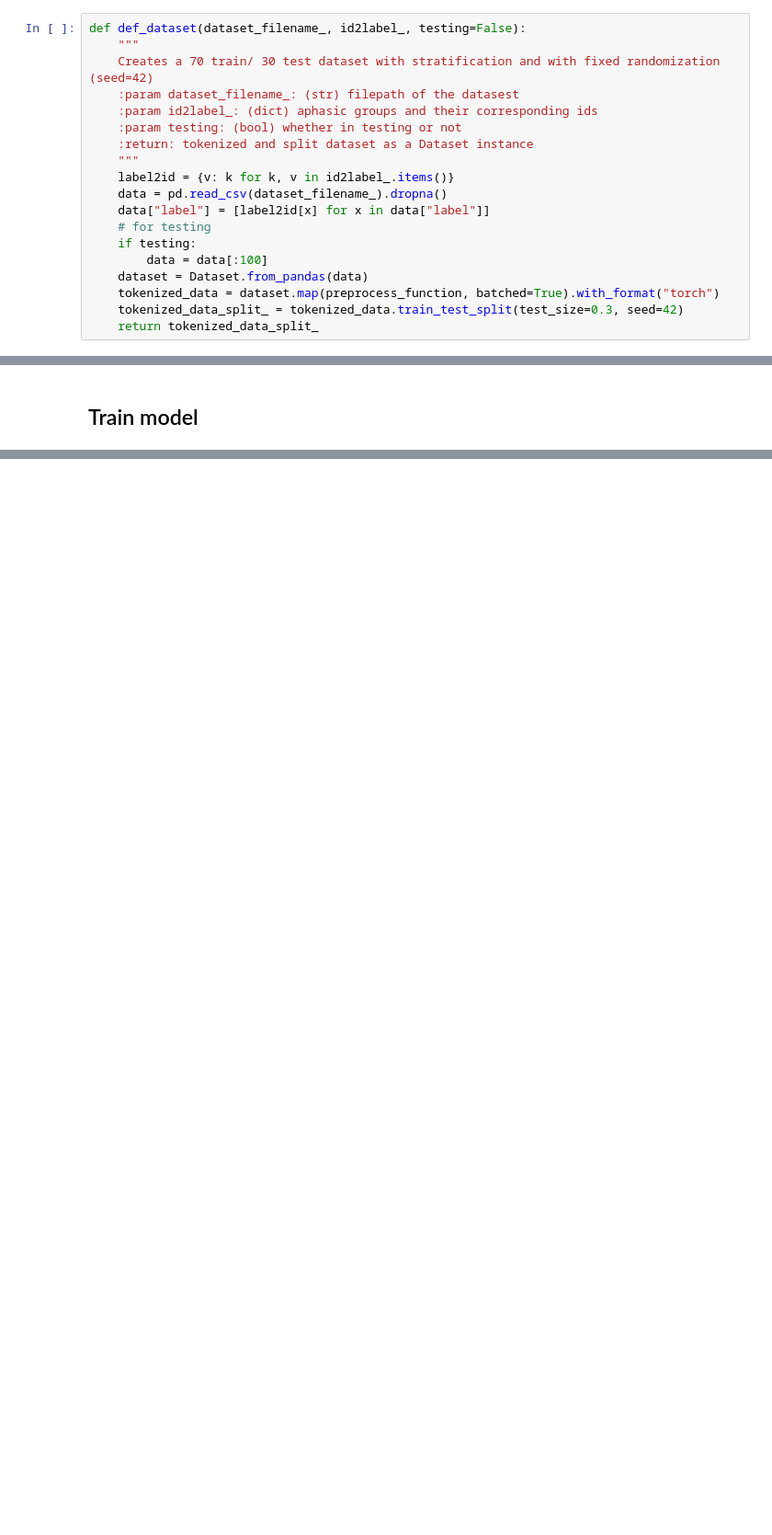
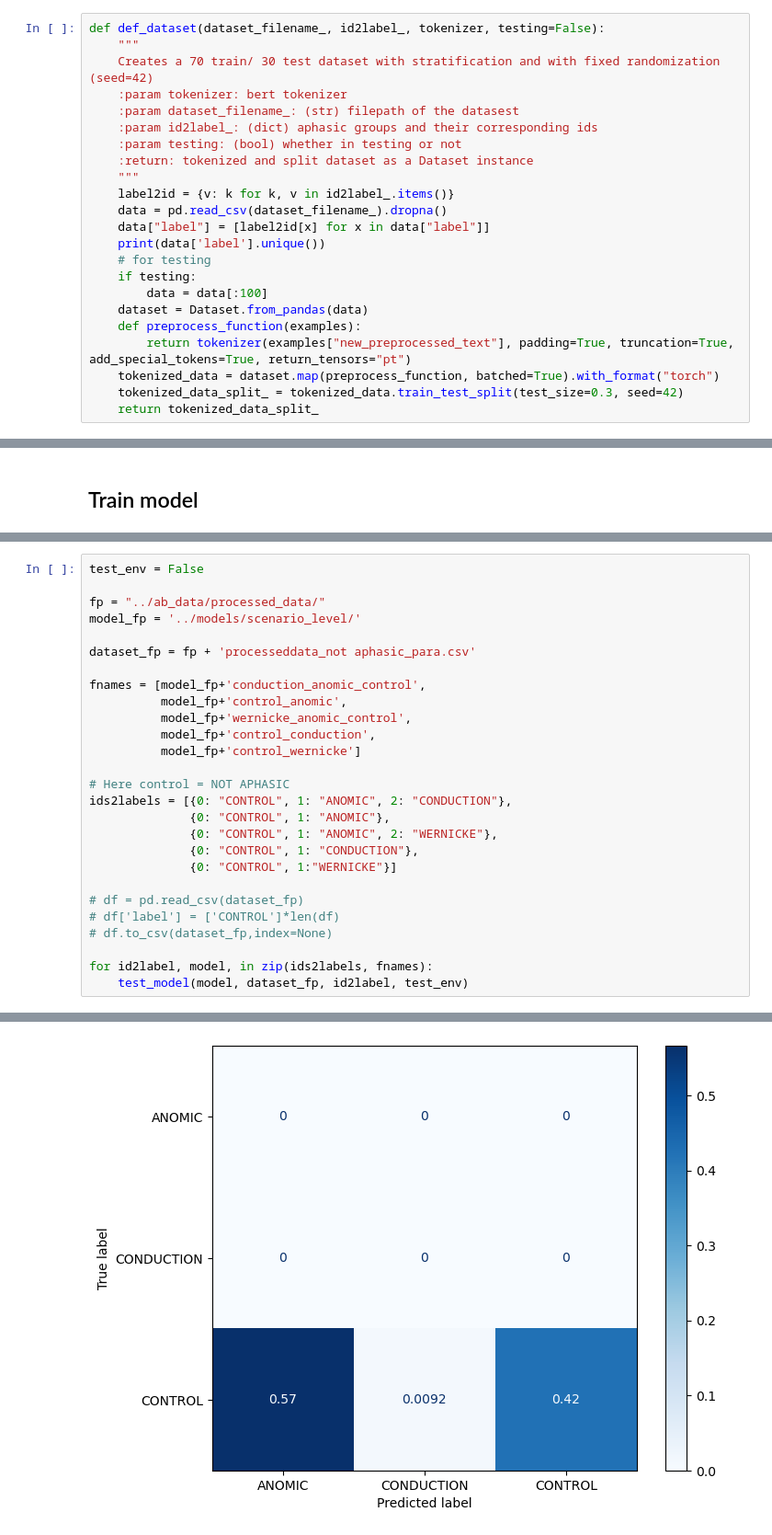
Before and after one commit to imruhi/AutomatedAphasiaClassification, a Jupyter notebook: classification/scenario_level.ipynb, the cells around one changed output, grey strips where cells are left out. Shown at 92% size. Saved outputs shown, nothing was run; the diff lists cells and outputs as text; blank space fills up the shorter version.

```diff
--- a/classification/scenario_level.ipynb
+++ b/classification/scenario_level.ipynb
@@ -118,9 +115,10 @@ def def_model(id2label_):
 
     return model_, tokenizer_
 # %%
-def def_dataset(dataset_filename_, id2label_, testing=False):
+def def_dataset(dataset_filename_, id2label_, tokenizer, testing=False):
     """
     Creates a 70 train/ 30 test dataset with stratification and with fixed randomization (seed=42)
+    :param tokenizer: bert tokenizer
     :param dataset_filename_: (str) filepath of the datasest
     :param id2label_: (dict) aphasic groups and their corresponding ids
     :param testing: (bool) whether in testing or not
@@ -129,10 +127,13 @@ def def_dataset(dataset_filename_, id2label_, testing=False):
     label2id = {v: k for k, v in id2label_.items()}
     data = pd.read_csv(dataset_filename_).dropna()
     data["label"] = [label2id[x] for x in data["label"]]
+    print(data['label'].unique())
     # for testing
     if testing:
         data = data[:100]
     dataset = Dataset.from_pandas(data)
+    def preprocess_function(examples):
+        return tokenizer(examples["new_preprocessed_text"], padding=True, truncation=True, add_special_tokens=True, return_tensors="pt")
     tokenized_data = dataset.map(preprocess_function, batched=True).with_format("torch")
     tokenized_data_split_ = tokenized_data.train_test_split(test_size=0.3, seed=42)
     return tokenized_data_split_
@@ -285,0 +275,28 @@ for dataset_filename, fname, id2label in zip(dataset_fp, fnames, ids2labels):
+# %%
+test_env = False
+
+fp = "../ab_data/processed_data/"
+model_fp = '../models/scenario_level/'
+
+dataset_fp = fp + 'processeddata_not aphasic_para.csv'
+
+fnames = [model_fp+'conduction_anomic_control',
+          model_fp+'control_anomic',
+          model_fp+'wernicke_anomic_control',
+          model_fp+'control_conduction',
+          model_fp+'control_wernicke']
+
+# Here control = NOT APHASIC
+ids2labels = [{0: "CONTROL", 1: "ANOMIC", 2: "CONDUCTION"},
+              {0: "CONTROL", 1: "ANOMIC"},
+              {0: "CONTROL", 1: "ANOMIC", 2: "WERNICKE"},
+              {0: "CONTROL", 1: "CONDUCTION"},
+              {0: "CONTROL", 1:"WERNICKE"}]
+
+# df = pd.read_csv(dataset_fp)
+# df['label'] = ['CONTROL']*len(df)
+# df.to_csv(dataset_fp,index=None)
+
+for id2label, model, in zip(ids2labels, fnames):
+    test_model(model, dataset_fp, id2label, test_env)
+# %% [output]
@@ -285,0 +308 @@ for dataset_filename, fname, id2label in zip(dataset_fp, fnames, ids2labels):
+[figure, added]
```
Also changed, not shown: parts of 8 cells of this notebook, 3 other files.
